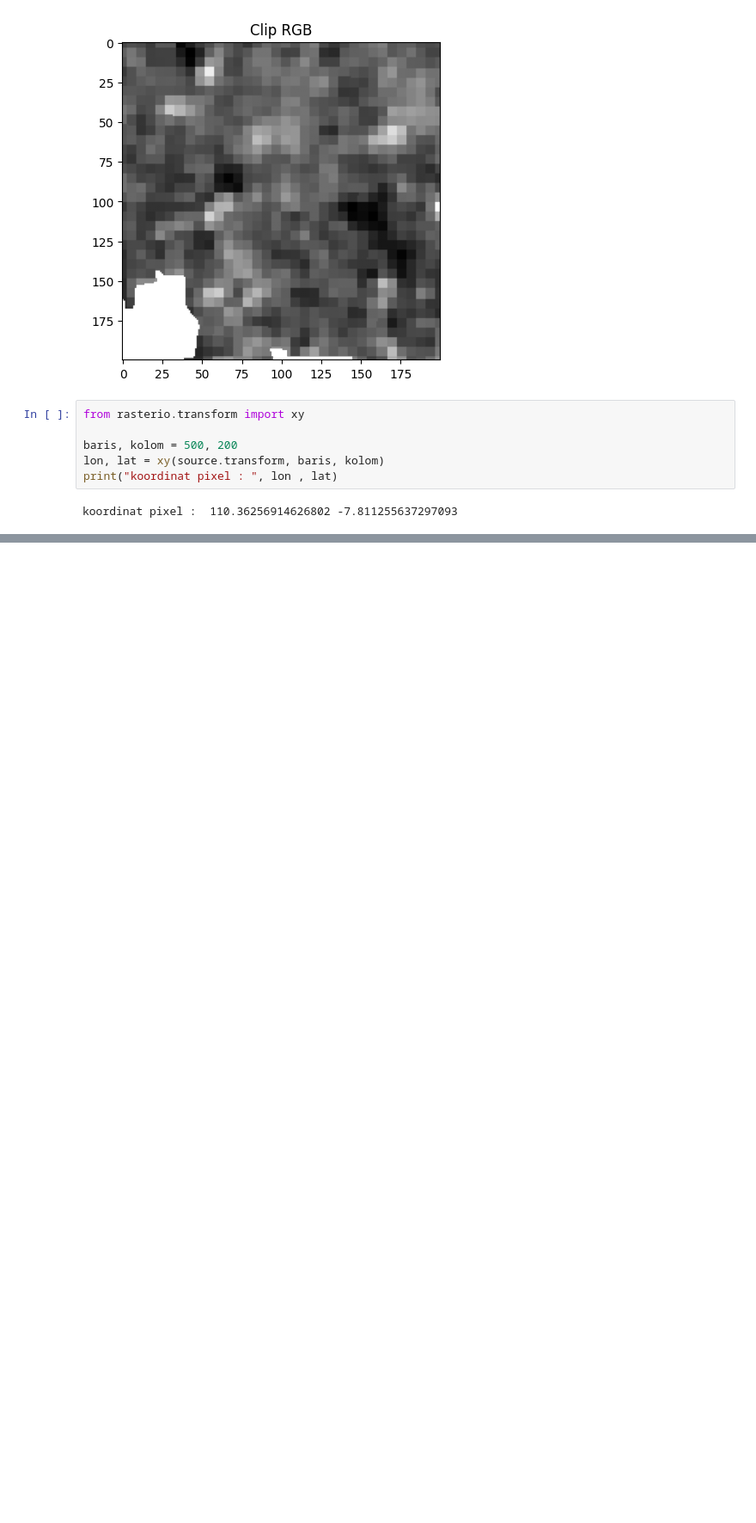
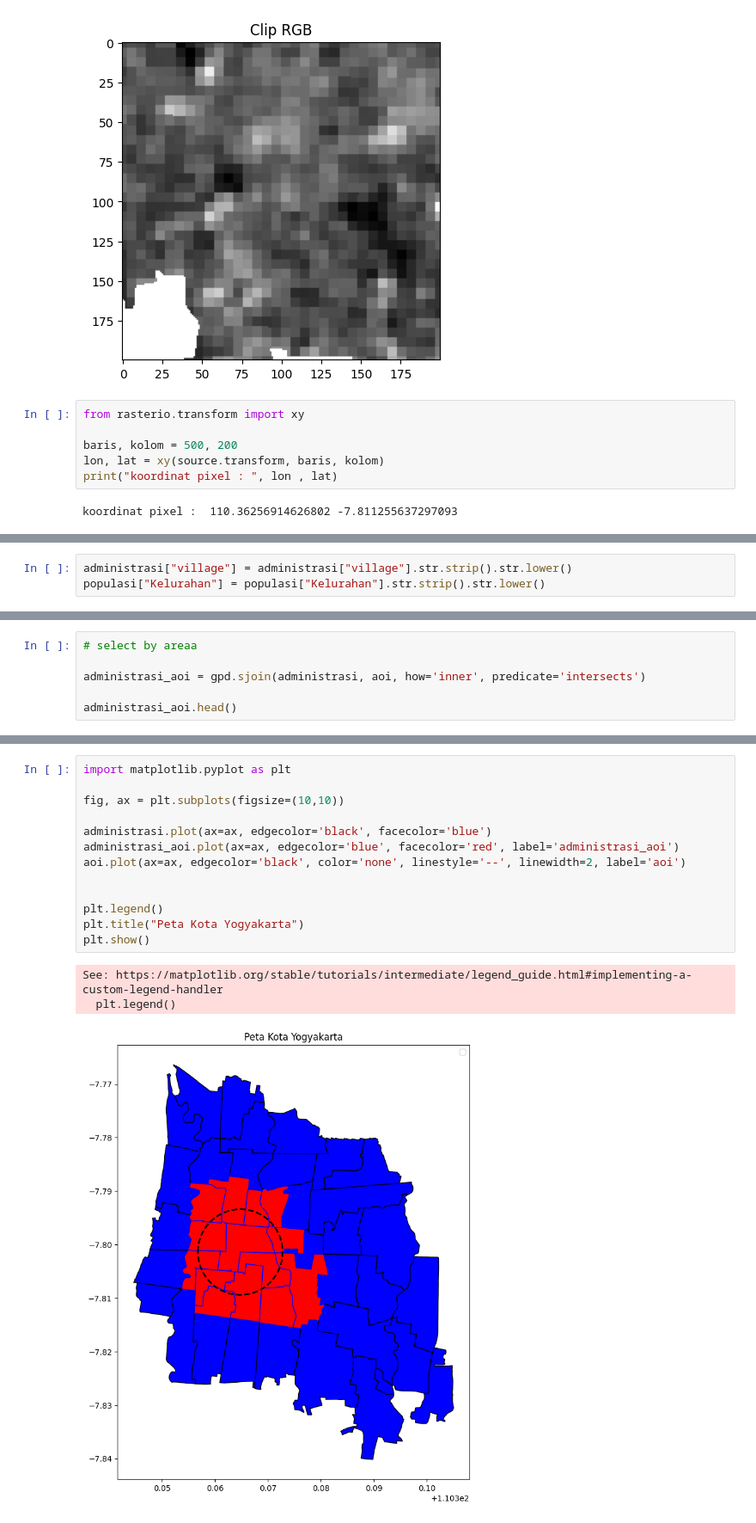
Before and after one commit to makinoharuy/python_geospatial_learning, a Jupyter notebook: belajar_python_geospatial.ipynb, the cells around one changed output, grey strips where cells are left out. Shown at 86% size. Saved outputs shown, nothing was run; the diff lists cells and outputs as text; blank space fills up the shorter version.

```diff
--- a/belajar_python_geospatial.ipynb
+++ b/belajar_python_geospatial.ipynb
@@ -1253,0 +1419,3 @@ koordinat pixel :  110.36256914626802 -7.811255637297093
+# %%
+administrasi["village"] = administrasi["village"].str.strip().str.lower()
+populasi["Kelurahan"] = populasi["Kelurahan"].str.strip().str.lower()
@@ -1253,0 +1458,6 @@ koordinat pixel :  110.36256914626802 -7.811255637297093
+# %%
+# select by areaa
+
+administrasi_aoi = gpd.sjoin(administrasi, aoi, how='inner', predicate='intersects')
+
+administrasi_aoi.head()
@@ -1253,0 +1489,17 @@ koordinat pixel :  110.36256914626802 -7.811255637297093
+# %%
+import matplotlib.pyplot as plt
+
+fig, ax = plt.subplots(figsize=(10,10))
+
+administrasi.plot(ax=ax, edgecolor='black', facecolor='blue')
+administrasi_aoi.plot(ax=ax, edgecolor='blue', facecolor='red', label='administrasi_aoi')
+aoi.plot(ax=ax, edgecolor='black', color='none', linestyle='--', linewidth=2, label='aoi')
+
+
+plt.legend()
+plt.title("Peta Kota Yogyakarta")
+plt.show()
+# %% [output]
+See: https://matplotlib.org/stable/tutorials/intermediate/legend_guide.html#implementing-a-custom-legend-handler
+  plt.legend()
+[figure, added]
```
Also changed, not shown: parts of 19 cells of this notebook.
